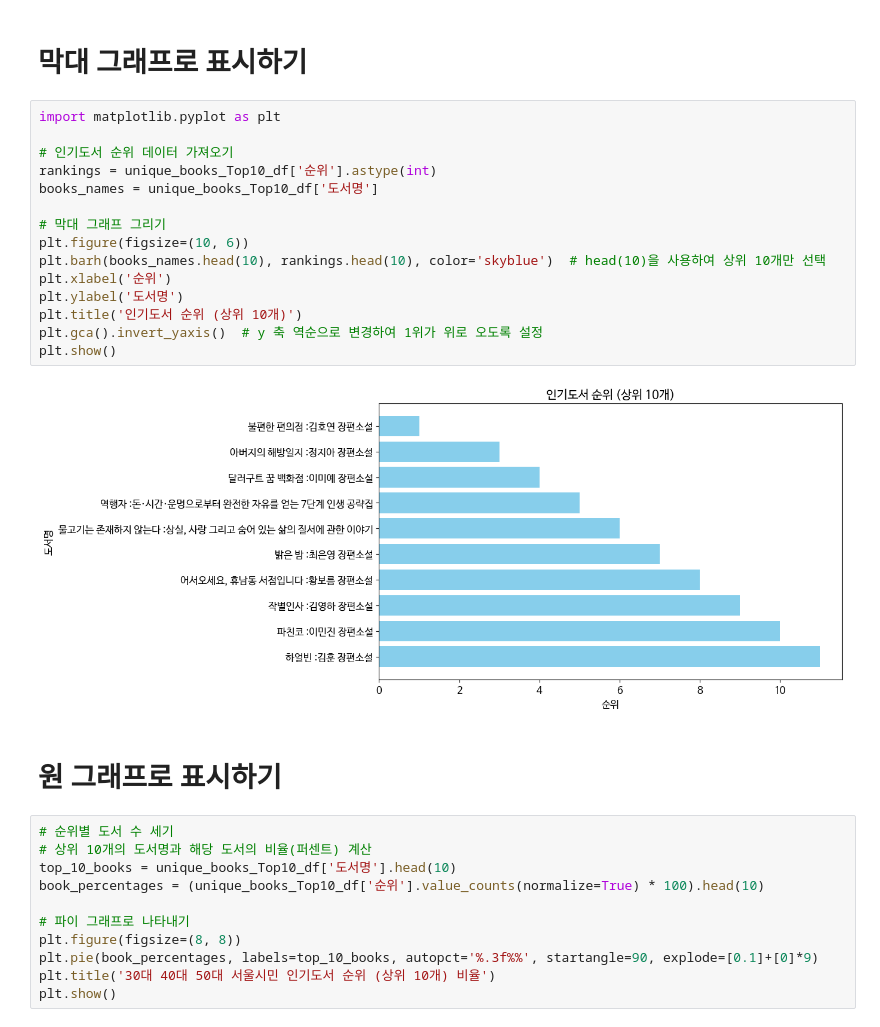
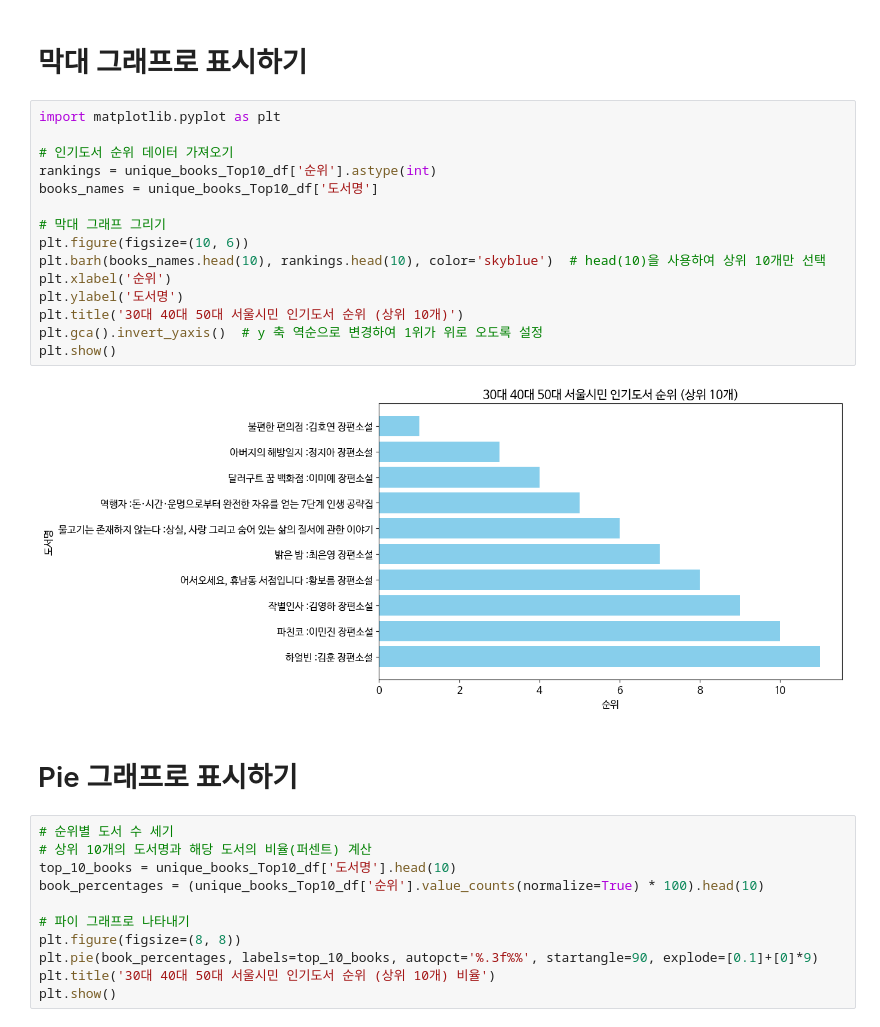
Before and after one commit to ellieyakim0829/dataAnalysis, a Jupyter notebook: 2_미니프로젝트_데이터분석_OpenAPI_xml_실습_20240501.ipynb, the cells around one changed output. Saved outputs shown, nothing was run; the diff lists cells and outputs as text.

```diff
--- a/2_미니프로젝트_데이터분석_OpenAPI_xml_실습_20240501.ipynb
+++ b/2_미니프로젝트_데이터분석_OpenAPI_xml_실습_20240501.ipynb
@@ -387,22 +387,22 @@ unique_books_Top10_df.head(10)
 # %%
 import matplotlib.pyplot as plt
 
 # 인기도서 순위 데이터 가져오기
 rankings = unique_books_Top10_df['순위'].astype(int)
 books_names = unique_books_Top10_df['도서명']
 
 # 막대 그래프 그리기
 plt.figure(figsize=(10, 6))
 plt.barh(books_names.head(10), rankings.head(10), color='skyblue')  # head(10)을 사용하여 상위 10개만 선택
 plt.xlabel('순위')
 plt.ylabel('도서명')
-plt.title('인기도서 순위 (상위 10개)')
+plt.title('30대 40대 50대 서울시민 인기도서 순위 (상위 10개)')
 plt.gca().invert_yaxis()  # y 축 역순으로 변경하여 1위가 위로 오도록 설정
 plt.show()
 # %% [output]
-[figure, old version]
+[figure, new version]
 # %% [markdown]
-# 원 그래프로 표시하기
+# Pie 그래프로 표시하기
 # %%
 # 순위별 도서 수 세기
 # 상위 10개의 도서명과 해당 도서의 비율(퍼센트) 계산
```
Also changed, not shown: parts of 8 cells of this notebook.
